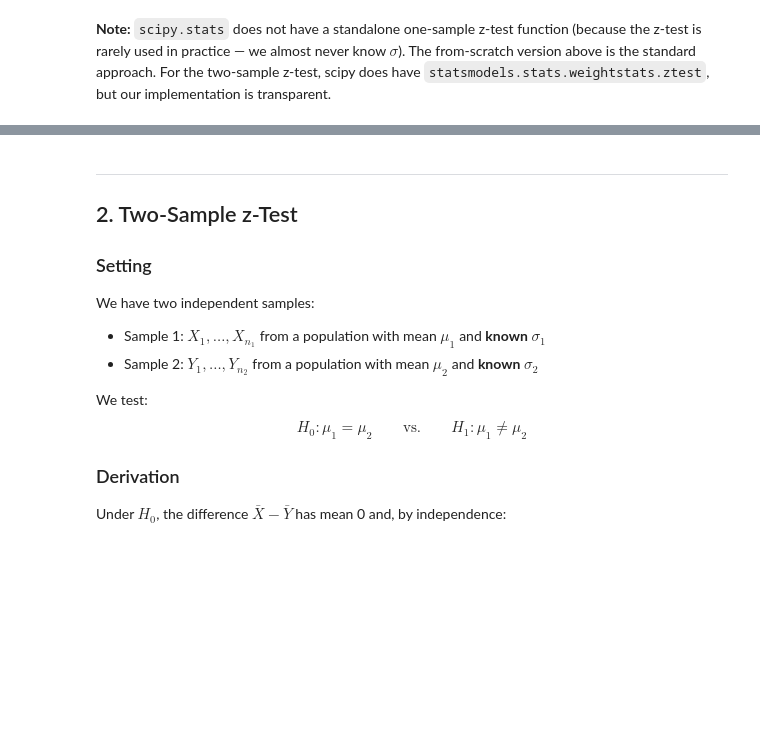
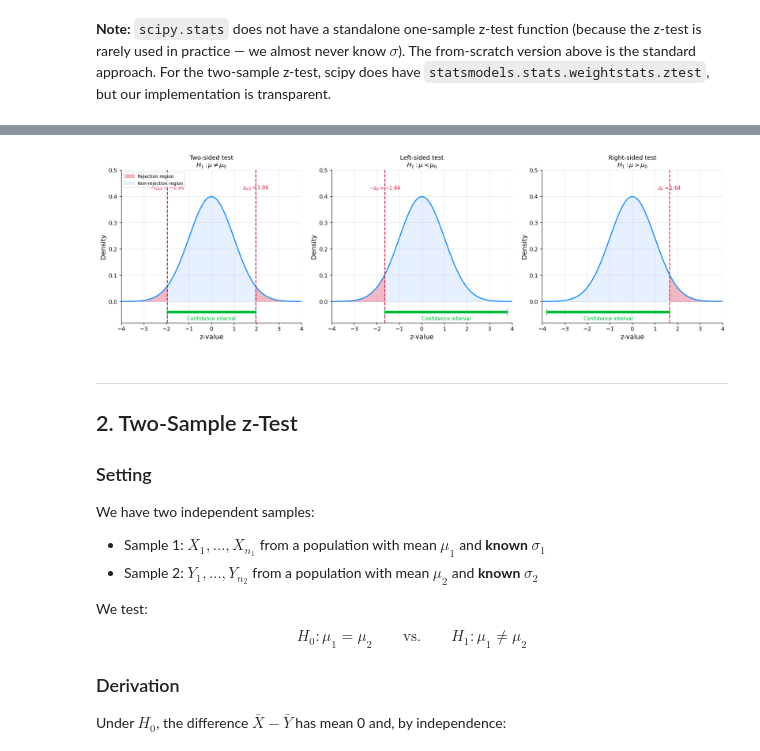
Before and after one commit to alextimmer/applied-and-mathematical-statistics, a Jupyter notebook: notebooks/05_hypothesis_testing/02_common_tests.ipynb, the cells around one changed output, grey strips where cells are left out. Saved outputs shown, nothing was run; the diff lists cells and outputs as text; code cells hidden in the pictures; blank space fills up the shorter version.

```diff
--- a/notebooks/05_hypothesis_testing/02_common_tests.ipynb
+++ b/notebooks/05_hypothesis_testing/02_common_tests.ipynb
@@ -227,3 +466,85 @@ Two-sided:     z = -1.8750, p = 0.0608
+# %%
+# One-sided vs. two-sided rejection regions with CI overlay
+fig, axes = plt.subplots(1, 3, figsize=(16, 5))
+
+alpha_vis = 0.05
+x = np.linspace(-4, 4, 500)
+y = stats.norm.pdf(x)
+z_two = stats.norm.ppf(1 - alpha_vis / 2)  # ≈ 1.96
+z_one = stats.norm.ppf(1 - alpha_vis)  # ≈ 1.645
+
+configs = [
+    (
+        "Two-sided test\n$H_1: \\mu \\neq \\mu_0$",
+        lambda xi: (xi < -z_two) | (xi > z_two),
+        (-z_two, z_two),
+        [-z_two, z_two],
+        [f"$-z_{{\\alpha/2}}={-z_two:.2f}$", f"$z_{{\\alpha/2}}={z_two:.2f}$"],
+    ),
+    (
+        "Left-sided test\n$H_1: \\mu < \\mu_0$",
+        lambda xi: xi < -z_one,
+        (-z_one, 3.8),
+        [-z_one],
+        [f"$-z_\\alpha={-z_one:.2f}$"],
+    ),
+    (
+        "Right-sided test\n$H_1: \\mu > \\mu_0$",
+        lambda xi: xi > z_one,
+        (-3.8, z_one),
+        [z_one],
+        [f"$z_\\alpha={z_one:.2f}$"],
+    ),
+]
+
+for ax, (title, reject_mask, ci, crit_vals, crit_labels) in zip(axes, configs):
+    ax.plot(x, y, color="#1E90FF", linewidth=2)
+    ax.fill_between(
+        x, y, where=reject_mask(x), color="#DC143C", alpha=0.3, label="Rejection region"
+    )
+    ax.fill_between(
+        x,
+        y,
+        where=~reject_mask(x),
+        color="#619CFF",
+        alpha=0.15,
+        label="Non-rejection region",
+    )
+    for cv, cl in zip(crit_vals, crit_labels):
+        ax.axvline(cv, color="#DC143C", linestyle="--", linewidth=1.5)
+        ax.text(cv, 0.42, cl, ha="center", va="bottom", fontsize=9, color="#DC143C")
+
+    # Confidence interval bar
+    ci_y = -0.04
+    ax.plot(
+        [ci[0], ci[1]],
+        [ci_y, ci_y],
+        color="#00BA38",
+        linewidth=5,
+        solid_capstyle="butt",
+    )
+    ax.plot([ci[0], ci[1]], [ci_y, ci_y], color="#00BA38", marker="|", markersize=12)
+    ax.text(
+        np.mean(ci),
+        ci_y - 0.015,
+        "Confidence interval",
+        ha="center",
+        va="top",
+        fontsize=9,
+        color="#00BA38",
+    )
+
+    ax.set_title(title, fontsize=11)
+    ax.set_xlabel("z-value")
+    ax.set_ylabel("Density")
+    ax.set_ylim(-0.08, 0.50)
+    ax.set_xlim(-4, 4)
+
+axes[0].legend(fontsize=8, loc="upper left")
+plt.tight_layout()
+plt.show()
+# %% [output]
+[figure, added]
 # %% [markdown]
 ---
 
```
Also changed, not shown: parts of 12 cells of this notebook, 5 other files.
